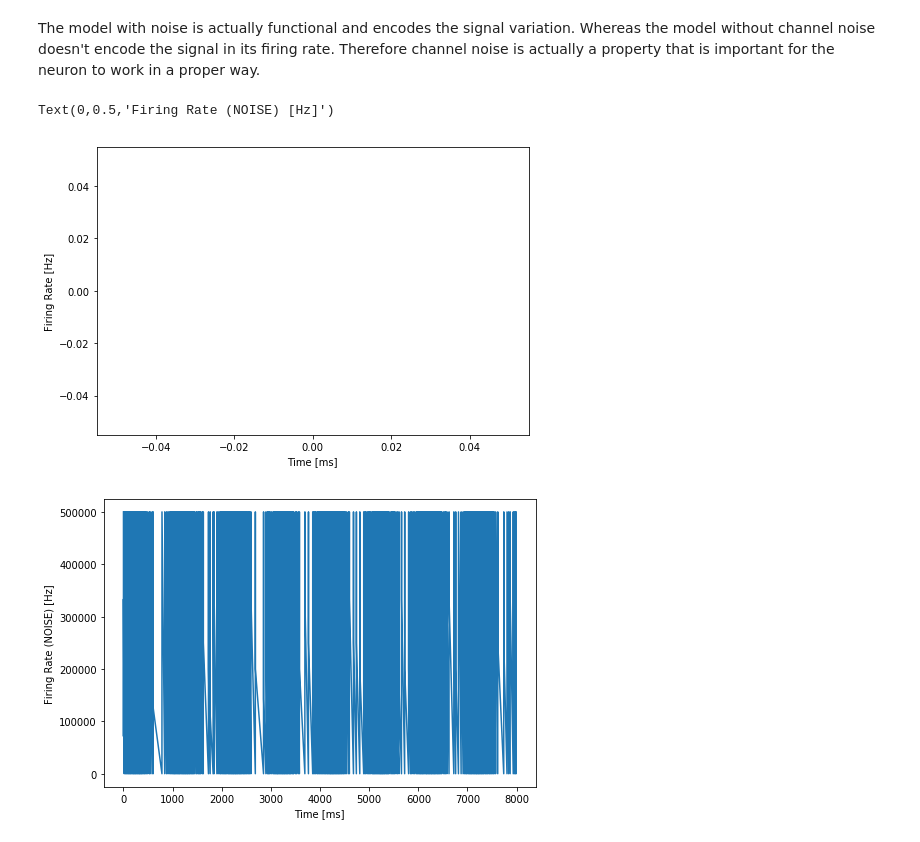
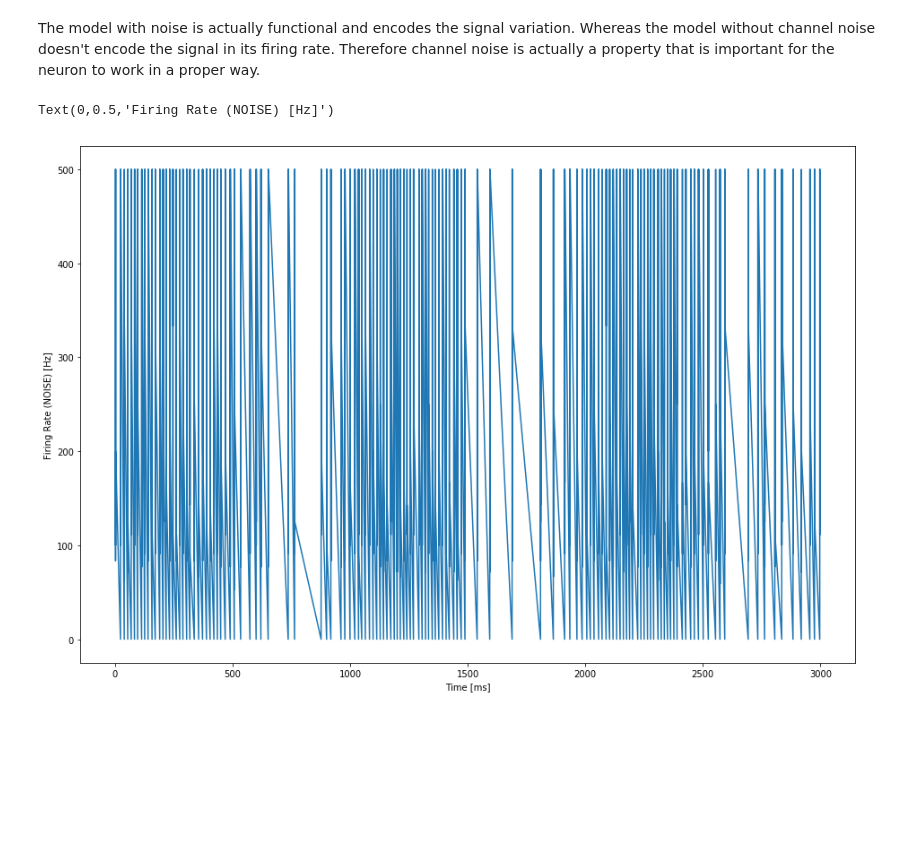
Before and after one commit to HX4G0N/compNeuro, a Jupyter notebook: HodgkinHuxley2.ipynb, the cells around one changed output. Drawn from its saved outputs; the diff is of its cells as text; code cells hidden in the pictures; blank space fills up the shorter version.

```diff
--- a/HodgkinHuxley2.ipynb
+++ b/HodgkinHuxley2.ipynb
@@ -302,15 +307,15 @@ axes.legend()
 [figure]
 # %%
 t1 = 0
-t2 = 50.
+t2 = 100.
 dt = 0.001
 tt = np.arange(t1, t2, dt)
-currents = np.linspace(0, 20, 100)
+currents = np.linspace(0, 20, 20)
 firingRate = np.zeros_like(currents)
 for i in range(len(currents)):
     I = currents[i] * np.ones_like(tt)
     h, m, n, u = hodgkin_huxley(tt, I)
-    peaks = detect_peaks(u, mpd=0)
+    peaks = detect_peaks(u, mph=0)
     firingRate[i] = (float(len(peaks))/t2) * 1000 #number of spikes per SECOND
 
 fig = plt.figure()
@@ -461,7 +466,7 @@ for i in range(10):
 # %%
 dt = 0.001
 t1 = 0
-t2 = 8000
+t2 = 3000
 tt = np.arange(t1, t2, dt)
 
 I = 5 + 5 * np.sin(2*math.pi*0.001*tt)
@@ -471,15 +476,9 @@ h_n, m_n, n_n, u_n = hodgkin_huxley_noise(tt, I)
 # %%
 peaks = detect_peaks(u, mph=20)
 peaks_n = detect_peaks(u_n, mph=20)
-firingRate = np.zeros(len(peaks) - 1)
-for i in range(len(peaks) - 1):
-    firingRate[i] = 1. / (tt[peaks[i+1]] - tt[peaks[i]])
-firingRate *= 1000
-
 firingRateN = np.zeros(len(peaks_n) - 1)
 for i in range(len(peaks_n) - 1):
     firingRateN[i] = 1. / (tt[peaks_n[i+1]] - tt[peaks_n[i]])
-firingRateN *= 1000
 # %%
 fig = plt.figure()
 axes = fig.add_axes([0.1, 0.1, 1, 1])
@@ -512,17 +511,10 @@ axes.legend()
 The model with noise is actually functional and encodes the signal variation. Whereas the model without channel noise doesn't encode the signal in its firing rate. Therefore channel noise is actually a property that is important for the neuron to work in a proper way.
 # %%
 fig = plt.figure()
-axes = fig.add_axes([0.1, 0.1, 1, 1])
-axes.plot(tt[peaks[1:]], firingRate)
-axes.set_xlabel('Time [ms]')
-axes.set_ylabel('Firing Rate [Hz]')
-
-fig = plt.figure()
-axes = fig.add_axes([0.1, 0.1, 1, 1])
+axes = fig.add_axes([0.1, 0.1, 2, 2])
 axes.plot(tt[peaks_n[1:]], firingRateN)
 axes.set_xlabel('Time [ms]')
 axes.set_ylabel('Firing Rate (NOISE) [Hz]')
 # %% [output]
 Text(0,0.5,'Firing Rate (NOISE) [Hz]')
-[figure, old version]
+[figure, new version]
-[figure, removed]
```
Also changed, not shown: parts of 4 cells of this notebook.
